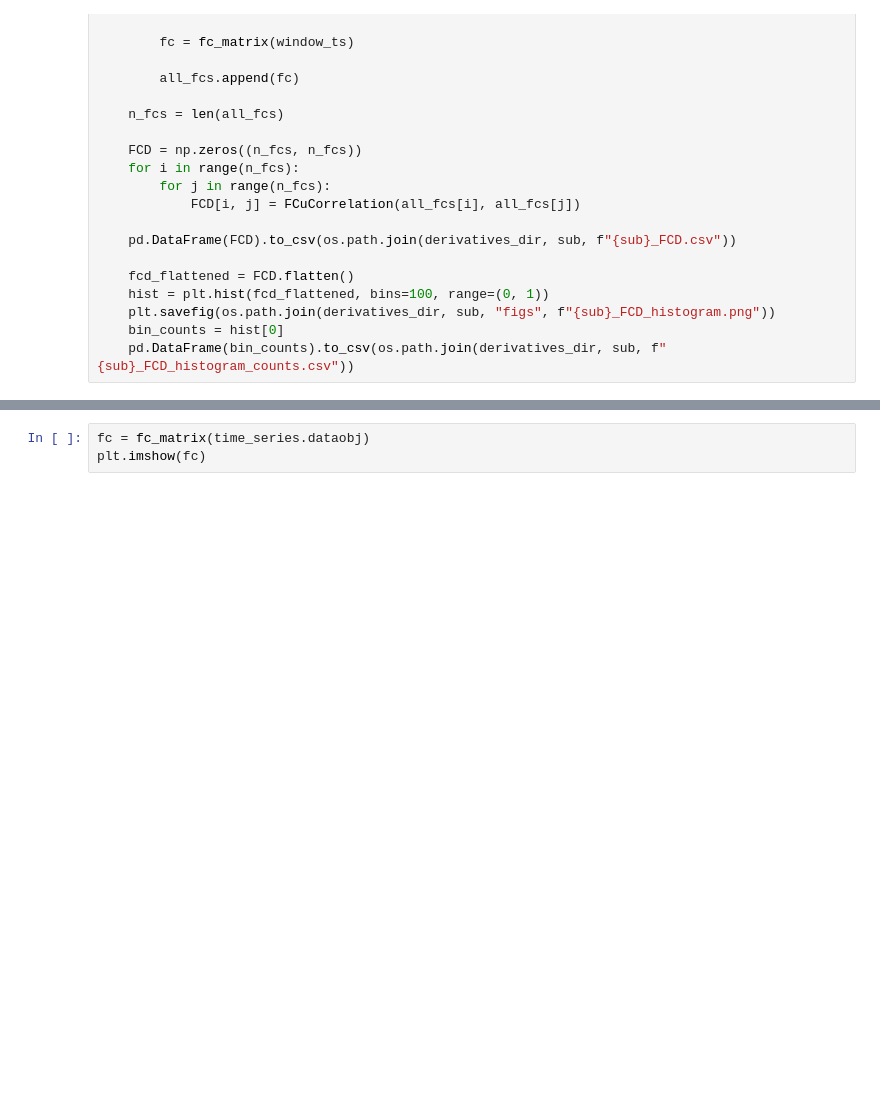
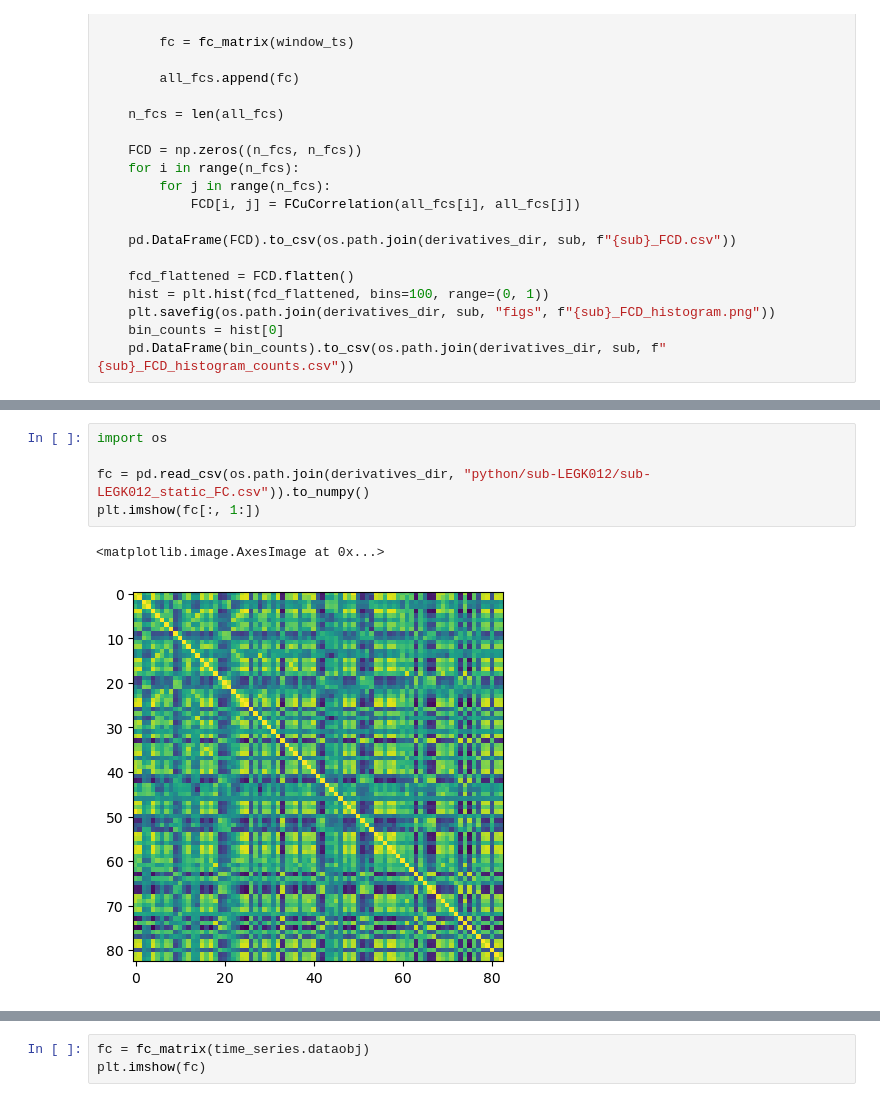
Before and after one commit to daviddaubner42/nmdare-processing, a Jupyter notebook: code/cifti_fc.ipynb, the cells around one changed output, grey strips where cells are left out. Saved outputs shown, nothing was run; the diff lists cells and outputs as text; blank space fills up the shorter version.

```diff
--- a/code/cifti_fc.ipynb
+++ b/code/cifti_fc.ipynb
@@ -91,0 +112,8 @@ time_series.shape
+# %%
+import os
+
+fc = pd.read_csv(os.path.join(derivatives_dir, "python/sub-LEGK012/sub-LEGK012_static_FC.csv")).to_numpy()
+plt.imshow(fc[:, 1:])
+# %% [output]
+<matplotlib.image.AxesImage at 0x...>
+[figure, added]
```
Also changed, not shown: parts of 9 cells of this notebook, 5 other files.
